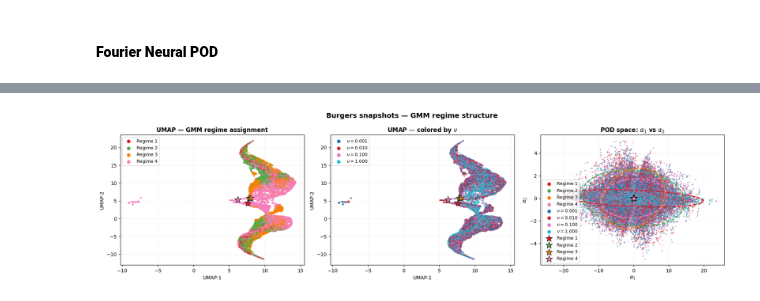
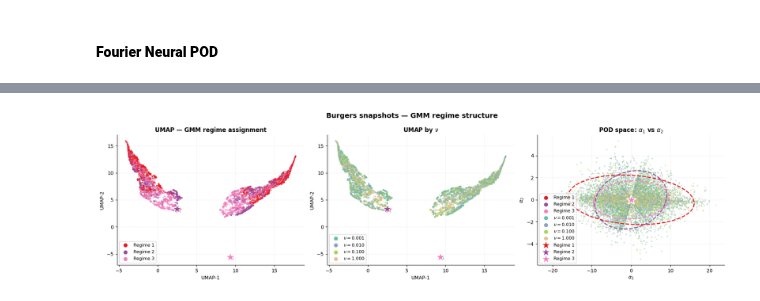
Before and after one commit to intsystems/2026-Project-185, a Jupyter notebook: code/notebooks/TEMPO_init.ipynb, the cells around one changed output, grey strips where cells are left out. Saved outputs shown, nothing was run; the diff lists cells and outputs as text; code cells hidden in the pictures.

```diff
--- a/code/notebooks/TEMPO_init.ipynb
+++ b/code/notebooks/TEMPO_init.ipynb
@@ -90,7 +90,7 @@ s=torch.Size([5632000, 101]), t=torch.Size([5632000]), x=torch.Size([101, 1]), k
 ### **POD**
 # %%
 cfg = TEMPOConfig(
-    M=4,
+    M=3,
     basis_config=PODConfig(max_modes=8),
     basis_factory=pod_factory,
 )
@@ -291,12 +321,12 @@ plt.show()
 #### **Fourier Neural POD**
 # %%
 cfg = TEMPOConfig(
-    M=4,
-    basis_config=FourierNeuralPODConfig(max_modes=5, n_epochs_mode=85),
+    M=3,
+    basis_config=FourierNeuralPODConfig(max_modes=1, n_epochs_mode=5, n_epochs_mean=5),
     basis_factory=fourier_pod_factory,
 )
 trainer_f = TEMPOTrainer(cfg)
-trainer_f.train(s, x, t, kappa)
+trainer_f._initialize(s, x, t, kappa)
 # %% [output]
 POD | N=5632000, Ny=101 | max_modes=20, tol=1.0
   P=20 modes (100.00% variance threshold, needed 101)
@@ -351,54 +375,55 @@ mu_umap  = reducer.transform(mu_np)
 regime_colors = plt.cm.Set1(np.linspace(0, 0.8, cfg.M))
 hard_labels   = trainer_f.gamma[idx].argmax(dim=1).cpu().numpy()
 # %%
+nu_unique    = np.unique(kappa_viz)
+nu_palette   = plt.cm.Set2(np.linspace(0, 0.8, len(nu_unique)))
+nu_to_col    = {nu: c for nu, c in zip(nu_unique, nu_palette)}
+point_colors = np.array([nu_to_col[float(nu)] for nu in kappa_viz])
+
+star_kw = dict(s=400, marker="*", zorder=10, edgecolors="white", linewidths=1.5)
+
 fig, axes = plt.subplots(1, 3, figsize=(18, 5))
 
-# UMAP colored by regime (GMM hard assignment)
+# Panel 0: UMAP by regime
 axes[0].scatter(embedding[:, 0], embedding[:, 1],
-                c=regime_colors[hard_labels], s=3, alpha=0.4)
-axes[0].scatter(mu_umap[:, 0], mu_umap[:, 1],
-                c=regime_colors, s=200, marker="*", edgecolors="black",
-                linewidths=0.8, zorder=5)
-axes[0].set_title(r"UMAP — GMM regime assignment", fontweight="bold")
-handles = [plt.scatter([], [], color=regime_colors[m], s=40, label=f"Regime {m+1}")
+                c=regime_colors[hard_labels], s=3, alpha=0.35, rasterized=True)
+axes[0].scatter(mu_umap[:, 0], mu_umap[:, 1], c=regime_colors, **star_kw)
+axes[0].set_title("UMAP — GMM regime assignment", fontweight="bold")
+handles = [plt.scatter([], [], color=regime_colors[m], s=50, label=f"Regime {m+1}")
            for m in range(cfg.M)]
 axes[0].legend(handles=handles, fontsize=9)
 
-# UMAP colored by visc
-nu_unique    = np.unique(kappa_viz)
-nu_colors    = plt.cm.tab10(np.linspace(0, 0.9, len(nu_unique)))
-nu_to_col    = {nu: c for nu, c in zip(nu_unique, nu_colors)}
-point_colors = np.array([nu_to_col[nu] for nu in kappa_viz])
-
-axes[1].scatter(embedding[:, 0], embedding[:, 1], c=point_colors, s=3, alpha=0.4)
-axes[1].scatter(mu_umap[:, 0], mu_umap[:, 1],
-                c=regime_colors, s=200, marker="*", edgecolors="black",
-                linewidths=0.8, zorder=5)
-axes[1].set_title(r"UMAP — colored by $\nu$", fontweight="bold")
-handles = [plt.scatter([], [], color=c, s=40, label=rf"$\nu={nu:.3f}$")
-           for nu, c in zip(nu_unique, nu_colors)]
+# Panel 1: UMAP by nu
+axes[1].scatter(embedding[:, 0], embedding[:, 1],
+                c=point_colors, s=3, alpha=0.35, rasterized=True)
+axes[1].scatter(mu_umap[:, 0], mu_umap[:, 1], c=regime_colors, **star_kw)
+axes[1].set_title(r"UMAP by $\nu$", fontweight="bold")
+handles = [plt.scatter([], [], color=nu_to_col[nu], s=50,
+                       label=rf"$\nu = {nu:.3f}$") for nu in nu_unique]
 axes[1].legend(handles=handles, fontsize=9)
 
-# POD space alpha_1 vs alpha_2 with cov ellipses
-axes[2].scatter(alpha_viz[:, 0], alpha_viz[:, 1], c=point_colors, s=3, alpha=0.4)
+# Panel 2: POD space alpha_1 vs alpha_2
+axes[2].scatter(alpha_viz[:, 0], alpha_viz[:, 1],
+                c=point_colors, s=3, alpha=0.35, rasterized=True)
 for m in range(cfg.M):
     cov2d  = trainer_f.Sigma[m, :2, :2].cpu().numpy()
     mean2d = mu_np[m, :2]
     draw_cov_ellipse(axes[2], mean2d, cov2d, color=regime_colors[m], linestyle="--")
-    axes[2].scatter(*mean2d, color=regime_colors[m], s=200, marker="*",
-                    edgecolors="black", linewidths=0.8, zorder=5,
+    axes[2].scatter(*mean2d, color=regime_colors[m], **star_kw,
                     label=f"Regime {m+1}")
 axes[2].set_title(r"POD space: $\alpha_1$ vs $\alpha_2$", fontweight="bold")
 axes[2].set_xlabel(r"$\alpha_1$"); axes[2].set_ylabel(r"$\alpha_2$")
 axes[2].legend(fontsize=9)
 
 for ax in axes[:2]:
     ax.set_xlabel("UMAP-1"); ax.set_ylabel("UMAP-2")
 for ax in axes:
     ax.grid(True, ls="--", alpha=0.2)
+    ax.spines[["top", "right"]].set_visible(False)
 
-plt.suptitle("Burgers snapshots — GMM regime structure", fontweight="bold", fontsize=14)
+plt.suptitle("Burgers snapshots — GMM regime structure",
+             fontweight="bold", fontsize=14)
 plt.tight_layout()
 plt.show()
 # %% [output]
-[figure, old version]
+[figure, new version]
```
Also changed, not shown: parts of 6 cells of this notebook, 2 other files.
